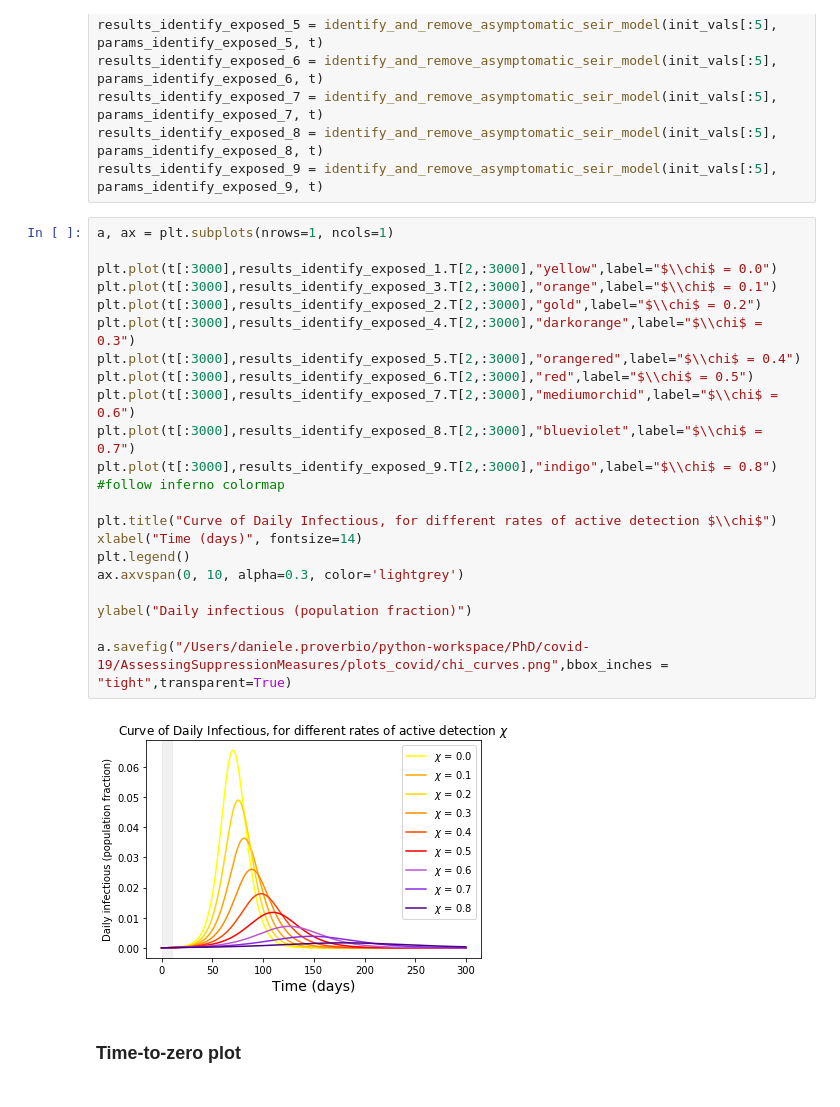
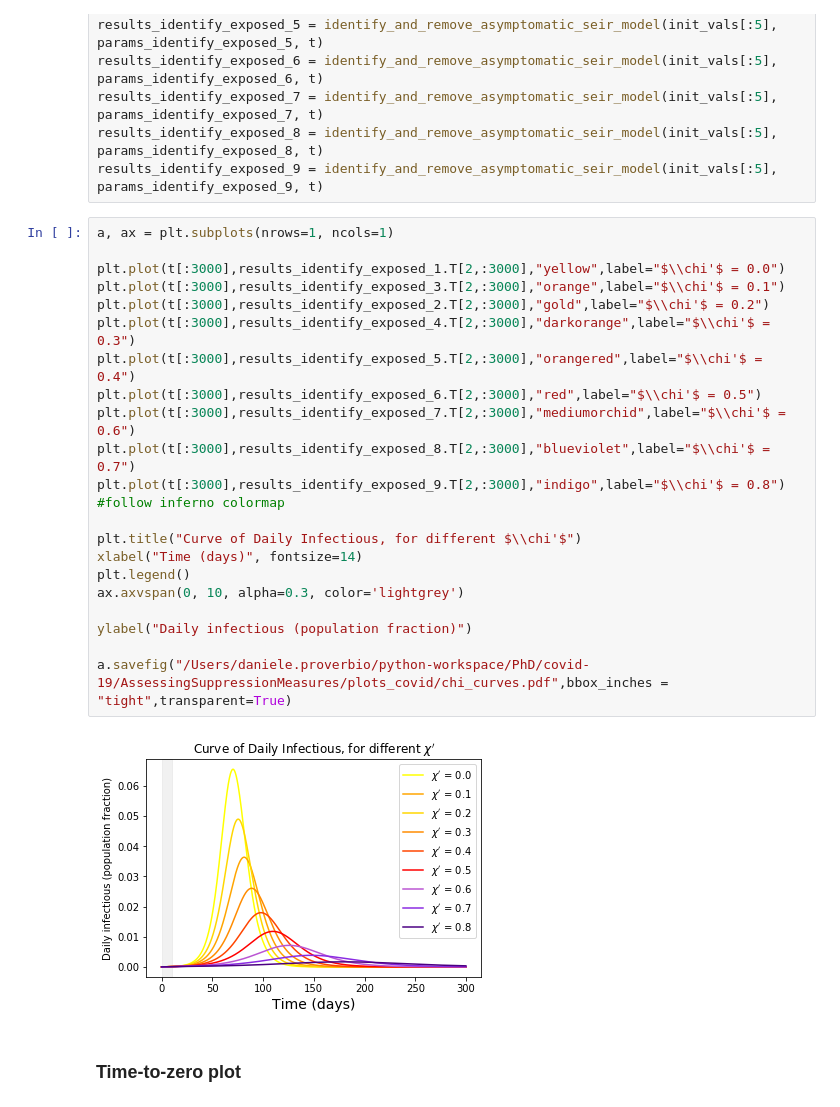
Before and after one commit to daniele-proverbio/assessing_strategies, a Jupyter notebook: Assessing_suppression_measures.ipynb, the cells around one changed output. Saved outputs shown, nothing was run; the diff lists cells and outputs as text.

```diff
--- a/Assessing_suppression_measures.ipynb
+++ b/Assessing_suppression_measures.ipynb
@@ -282,27 +283,27 @@ results_identify_exposed_9 = identify_and_remove_asymptomatic_seir_model(init_va
 # %%
 a, ax = plt.subplots(nrows=1, ncols=1)
 
-plt.plot(t[:3000],results_identify_exposed_1.T[2,:3000],"yellow",label="$\\chi$ = 0.0")
-plt.plot(t[:3000],results_identify_exposed_3.T[2,:3000],"orange",label="$\\chi$ = 0.1")
-plt.plot(t[:3000],results_identify_exposed_2.T[2,:3000],"gold",label="$\\chi$ = 0.2")
-plt.plot(t[:3000],results_identify_exposed_4.T[2,:3000],"darkorange",label="$\\chi$ = 0.3")
-plt.plot(t[:3000],results_identify_exposed_5.T[2,:3000],"orangered",label="$\\chi$ = 0.4")
-plt.plot(t[:3000],results_identify_exposed_6.T[2,:3000],"red",label="$\\chi$ = 0.5")
-plt.plot(t[:3000],results_identify_exposed_7.T[2,:3000],"mediumorchid",label="$\\chi$ = 0.6")
-plt.plot(t[:3000],results_identify_exposed_8.T[2,:3000],"blueviolet",label="$\\chi$ = 0.7")
-plt.plot(t[:3000],results_identify_exposed_9.T[2,:3000],"indigo",label="$\\chi$ = 0.8")
+plt.plot(t[:3000],results_identify_exposed_1.T[2,:3000],"yellow",label="$\\chi'$ = 0.0")
+plt.plot(t[:3000],results_identify_exposed_3.T[2,:3000],"orange",label="$\\chi'$ = 0.1")
+plt.plot(t[:3000],results_identify_exposed_2.T[2,:3000],"gold",label="$\\chi'$ = 0.2")
+plt.plot(t[:3000],results_identify_exposed_4.T[2,:3000],"darkorange",label="$\\chi'$ = 0.3")
+plt.plot(t[:3000],results_identify_exposed_5.T[2,:3000],"orangered",label="$\\chi'$ = 0.4")
+plt.plot(t[:3000],results_identify_exposed_6.T[2,:3000],"red",label="$\\chi'$ = 0.5")
+plt.plot(t[:3000],results_identify_exposed_7.T[2,:3000],"mediumorchid",label="$\\chi'$ = 0.6")
+plt.plot(t[:3000],results_identify_exposed_8.T[2,:3000],"blueviolet",label="$\\chi'$ = 0.7")
+plt.plot(t[:3000],results_identify_exposed_9.T[2,:3000],"indigo",label="$\\chi'$ = 0.8")
 #follow inferno colormap
 
-plt.title("Curve of Daily Infectious, for different rates of active detection $\\chi$")
+plt.title("Curve of Daily Infectious, for different $\\chi'$")
 xlabel("Time (days)", fontsize=14)
 plt.legend()
 ax.axvspan(0, 10, alpha=0.3, color='lightgrey')
 
 ylabel("Daily infectious (population fraction)")
 
-a.savefig("/Users/daniele.proverbio/python-workspace/PhD/covid-19/AssessingSuppressionMeasures/plots_covid/chi_curves.png",bbox_inches = "tight",transparent=True)
+a.savefig("/Users/daniele.proverbio/python-workspace/PhD/covid-19/AssessingSuppressionMeasures/plots_covid/chi_curves.pdf",bbox_inches = "tight",transparent=True)
 # %% [output]
-[figure, old version]
+[figure, new version]
 # %% [markdown]
 ### Time-to-zero plot
 # %%
```
Also changed, not shown: parts of 31 cells of this notebook.
